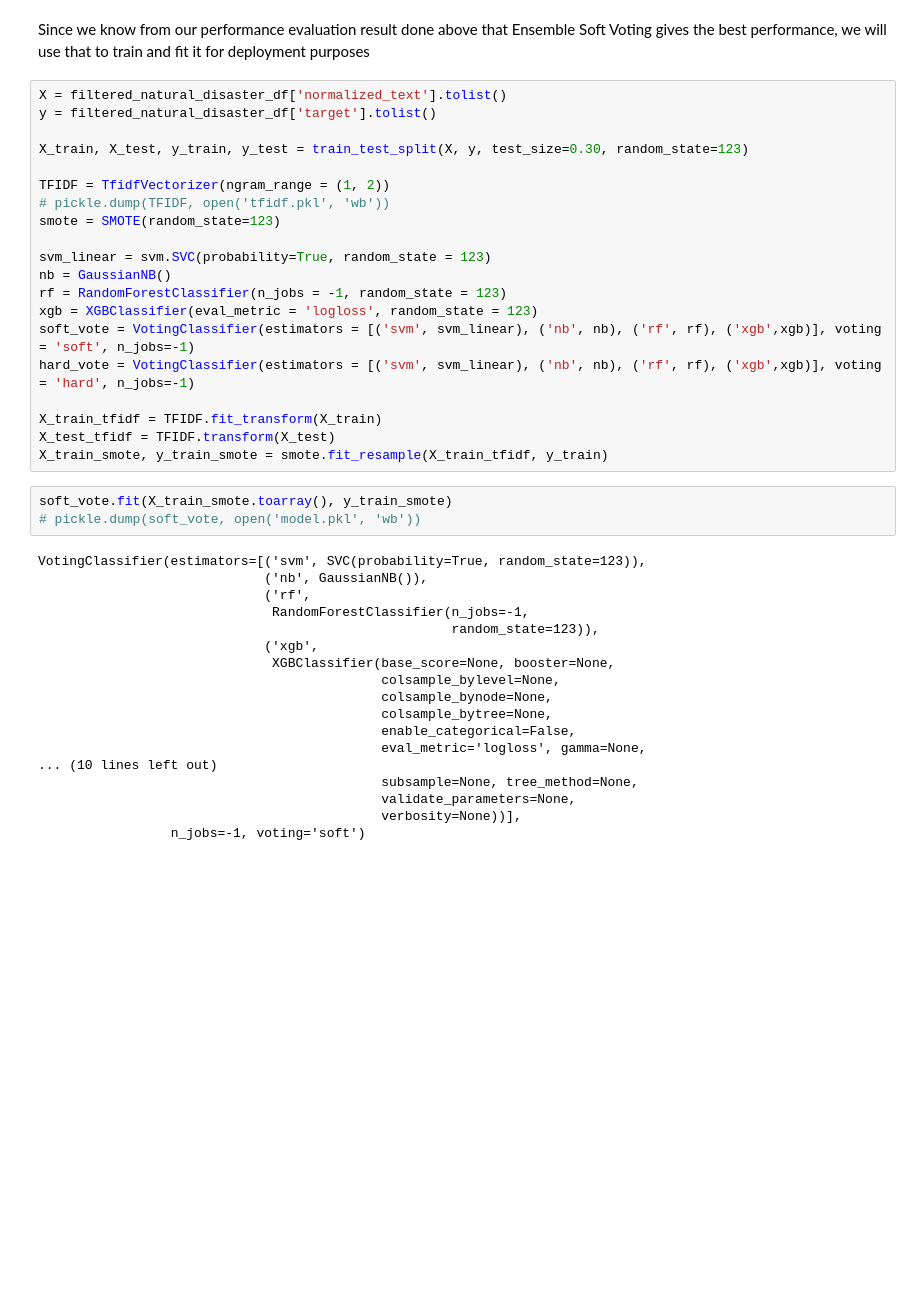
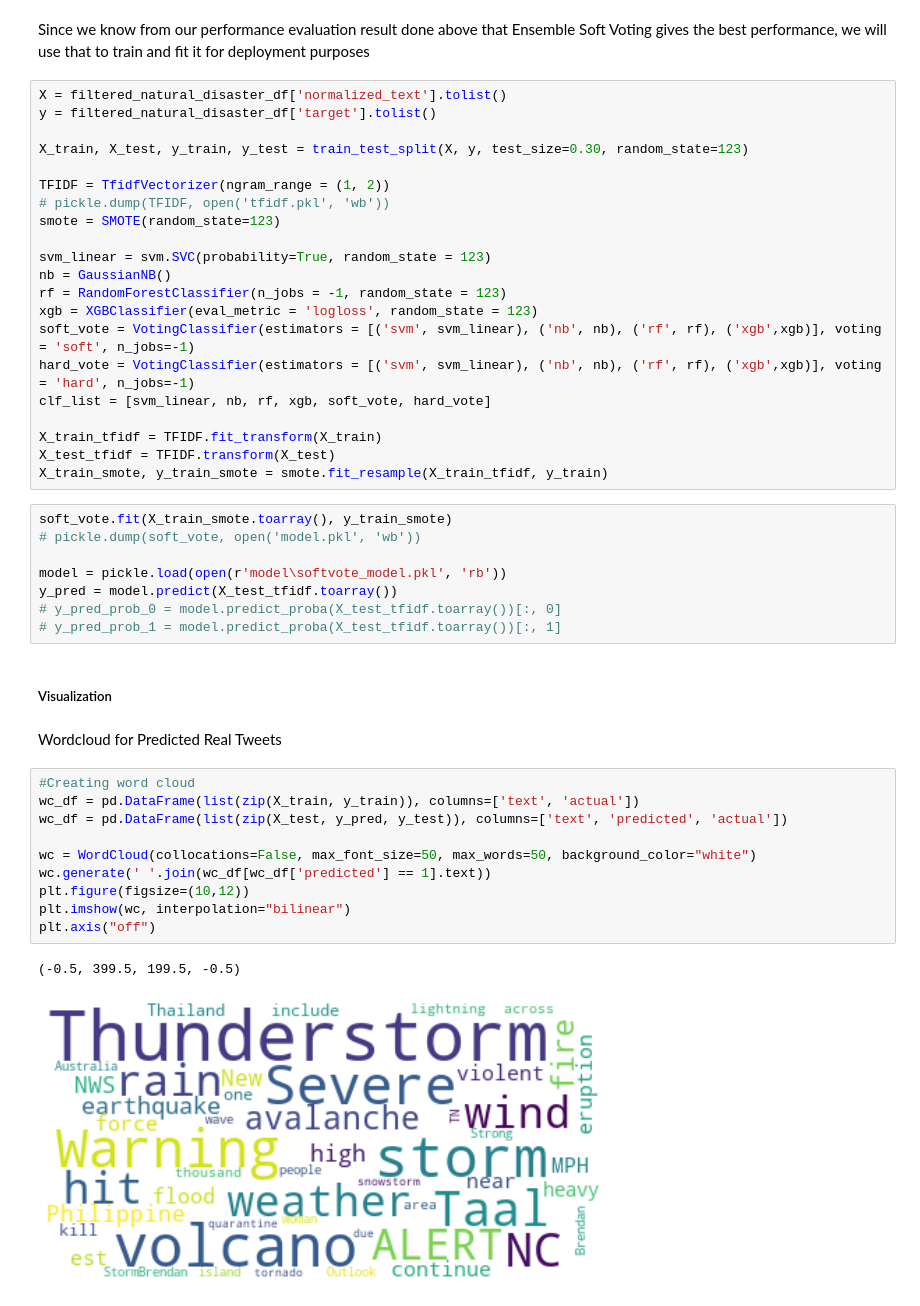
Before and after one commit to mhmdhzq93/fakenews-twitter-natural-disaster, a Jupyter notebook: model.ipynb, the cells around one changed output. Saved outputs shown, nothing was run; the diff lists cells and outputs as text; blank space fills up the shorter version.

```diff
--- a/model.ipynb
+++ b/model.ipynb
@@ -172,6 +177,7 @@ rf = RandomForestClassifier(n_jobs = -1, random_state = 123)
 xgb = XGBClassifier(eval_metric = 'logloss', random_state = 123)
 soft_vote = VotingClassifier(estimators = [('svm', svm_linear), ('nb', nb), ('rf', rf), ('xgb',xgb)], voting = 'soft', n_jobs=-1)
 hard_vote = VotingClassifier(estimators = [('svm', svm_linear), ('nb', nb), ('rf', rf), ('xgb',xgb)], voting = 'hard', n_jobs=-1)
+clf_list = [svm_linear, nb, rf, xgb, soft_vote, hard_vote]
 
 X_train_tfidf = TFIDF.fit_transform(X_train)
 X_test_tfidf = TFIDF.transform(X_test)
@@ -179,21 +185,25 @@ X_train_smote, y_train_smote = smote.fit_resample(X_train_tfidf, y_train)
 # %%
 soft_vote.fit(X_train_smote.toarray(), y_train_smote)
 # pickle.dump(soft_vote, open('model.pkl', 'wb'))
+
+model = pickle.load(open(r'model\softvote_model.pkl', 'rb'))
+y_pred = model.predict(X_test_tfidf.toarray())
+# y_pred_prob_0 = model.predict_proba(X_test_tfidf.toarray())[:, 0]
+# y_pred_prob_1 = model.predict_proba(X_test_tfidf.toarray())[:, 1]
-# %% [output]
-VotingClassifier(estimators=[('svm', SVC(probability=True, random_state=123)),
-                             ('nb', GaussianNB()),
-                             ('rf',
-                              RandomForestClassifier(n_jobs=-1,
-                                                     random_state=123)),
-                             ('xgb',
-                              XGBClassifier(base_score=None, booster=None,
-                                            colsample_bylevel=None,
-                                            colsample_bynode=None,
-                                            colsample_bytree=None,
-                                            enable_categorical=False,
-                                            eval_metric='logloss', gamma=None,
-... (10 lines left out)
-                                            subsample=None, tree_method=None,
-                                            validate_parameters=None,
-                                            verbosity=None))],
-                 n_jobs=-1, voting='soft')
+# %% [markdown]
+##### Visualization
+# %% [markdown]
+Wordcloud for Predicted Real Tweets
+# %%
+#Creating word cloud
+wc_df = pd.DataFrame(list(zip(X_train, y_train)), columns=['text', 'actual'])
+wc_df = pd.DataFrame(list(zip(X_test, y_pred, y_test)), columns=['text', 'predicted', 'actual'])
+
+wc = WordCloud(collocations=False, max_font_size=50, max_words=50, background_color="white")
+wc.generate(' '.join(wc_df[wc_df['predicted'] == 1].text))
+plt.figure(figsize=(10,12))
+plt.imshow(wc, interpolation="bilinear")
+plt.axis("off")
+# %% [output]
+(-0.5, 399.5, 199.5, -0.5)
+[figure, added]
```
Also changed, not shown: parts of 8 cells of this notebook, 1 other file.
